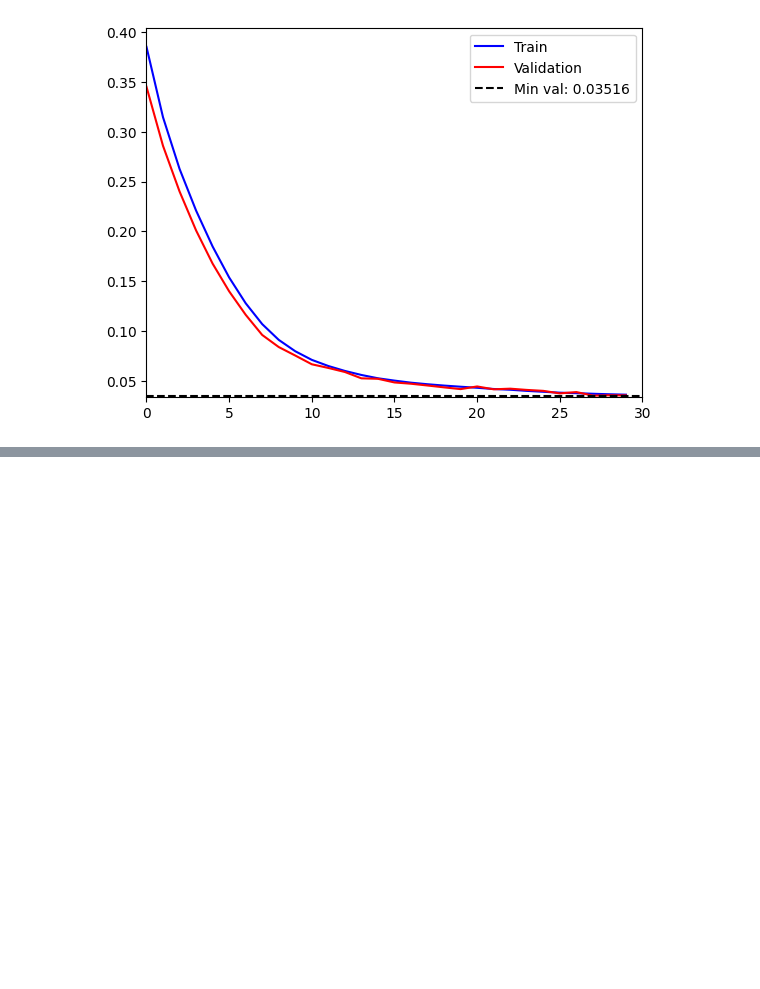
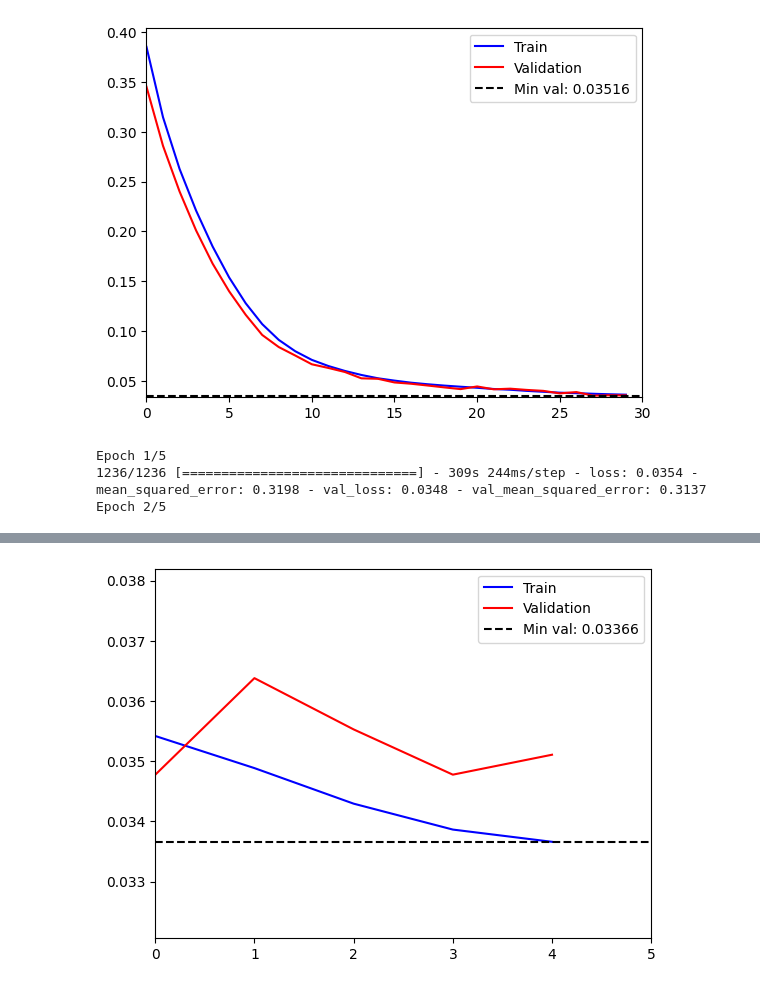
Before and after one commit to MachineLearningMike/TRAIN, a Jupyter notebook: Notebooks/Mike_NB_36_abstract_model.ipynb, the cells around one changed output, grey strips where cells are left out. Drawn from its saved outputs; the diff is of its cells as text; code cells hidden in the pictures; blank space fills up the shorter version.

```diff
--- a/Notebooks/Mike_NB_36_abstract_model.ipynb
+++ b/Notebooks/Mike_NB_36_abstract_model.ipynb
@@ -962,3 +962,10 @@ def plot_history(history, loss="loss"):
 plot_history(history)
 # %% [output]
 [figure]
+# %%
+history = model.fit(Dataset_train, validation_data=Dataset_valid, epochs=5)
+plot_history(history)
+# %% [output]
+Epoch 1/5
+1236/1236 [==============================] - 309s 244ms/step - loss: 0.0354 - mean_squared_error: 0.3198 - val_loss: 0.0348 - val_mean_squared_error: 0.3137
+Epoch 2/5
@@ -965,2 +981,3 @@ plot_history(history)
+[figure, added]
 # %%
 # history_2= model.fit(Dataset_train, validation_data=Dataset_valid, epochs=10, initial epoch=history_1.epoch(-1) )
```
Also changed, not shown: parts of 1 cell of this notebook, 2 other files.
